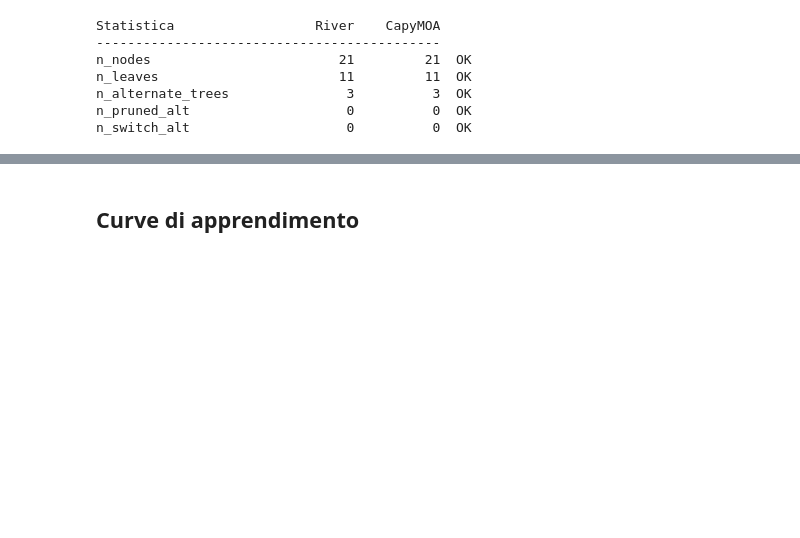
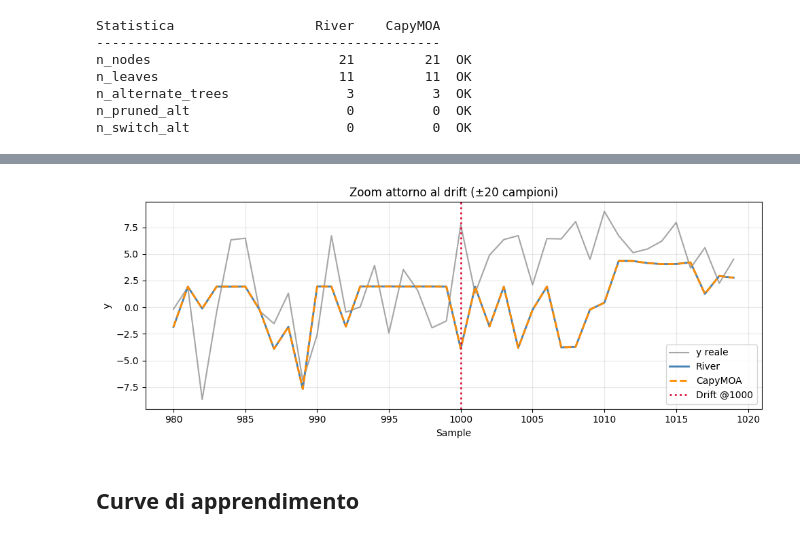
Before and after one commit to Streaming-Data-Analytics/2025-2026_Regression-Models-in-CapyMOA, a Jupyter notebook: andrea_zhang/experiments/hatr-comparison.ipynb, the cells around one changed output, grey strips where cells are left out. Drawn from its saved outputs; the diff is of its cells as text; code cells hidden in the pictures; blank space fills up the shorter version.

```diff
--- a/andrea_zhang/experiments/hatr-comparison.ipynb
+++ b/andrea_zhang/experiments/hatr-comparison.ipynb
@@ -246,3 +289,46 @@ plt.show()
+# %%
+window = 20
+
+start = DRIFT_AT - window
+end   = DRIFT_AT + window
+
+idx = np.arange(start, end)
+
+fig, ax = plt.subplots(figsize=(10, 4))
+
+ax.plot(idx, y[start:end],
+        color='gray', lw=1.5, alpha=0.7,
+        label='y reale')
+
+ax.plot(idx, river_preds[start:end],
+        color='steelblue', lw=2,
+        label='River')
+
+ax.plot(idx, capymoa_preds[start:end],
+        color='darkorange', lw=2, ls='--',
+        label='CapyMOA')
+
+ax.axvline(
+    DRIFT_AT,
+    color='crimson',
+    ls=':',
+    lw=2,
+    label=f'Drift @{DRIFT_AT}'
+)
+
+ax.set(
+    xlabel='Sample',
+    ylabel='y',
+    title=f'Zoom attorno al drift (±{window} campioni)'
+)
+
+ax.legend()
+ax.grid(alpha=0.3)
+
+plt.tight_layout()
+plt.show()
+# %% [output]
+[figure, added]
 # %% [markdown]
 ## Curve di apprendimento
 # %%
```
Also changed, not shown: parts of 15 cells of this notebook, 5 other files.
